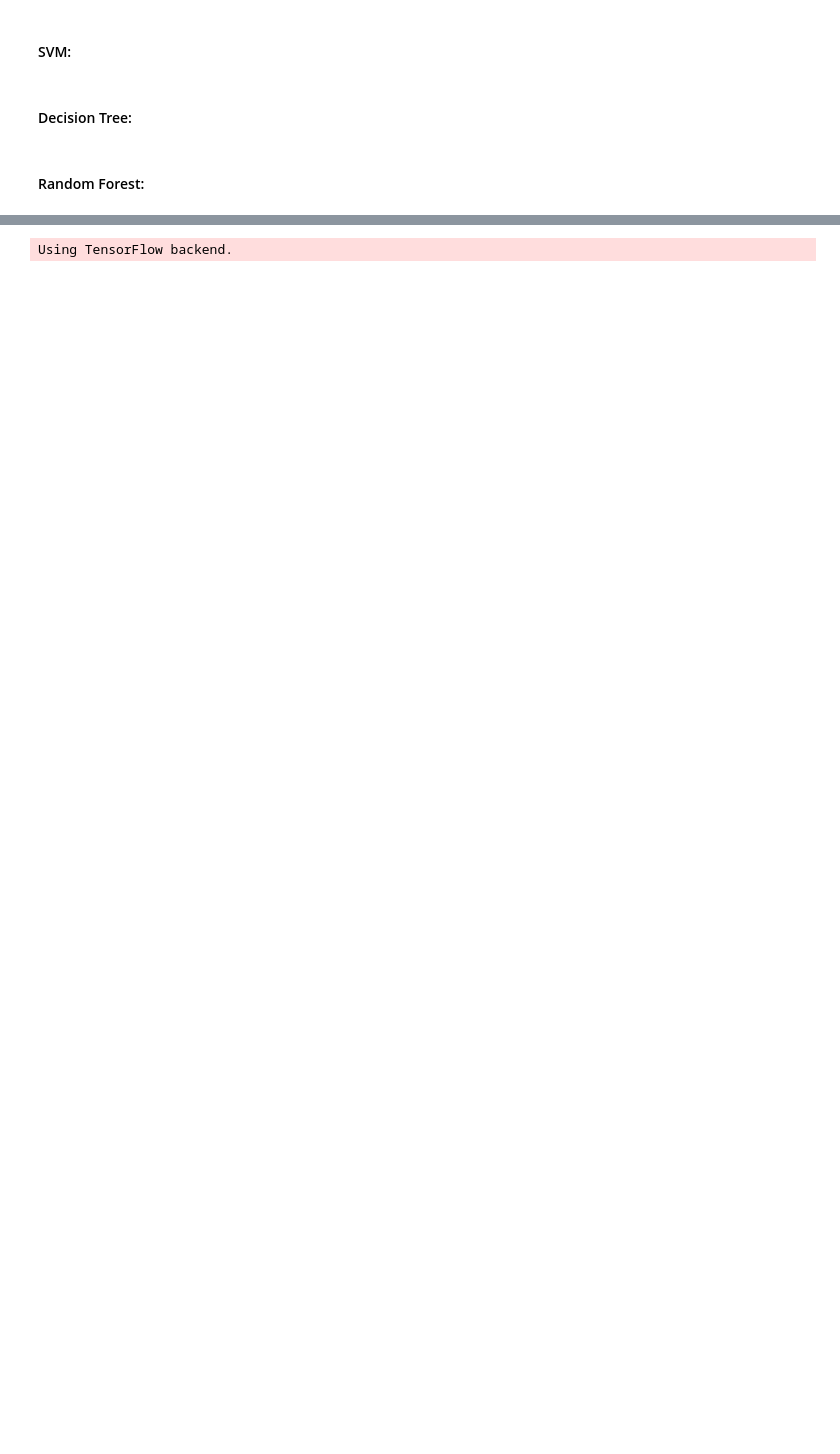
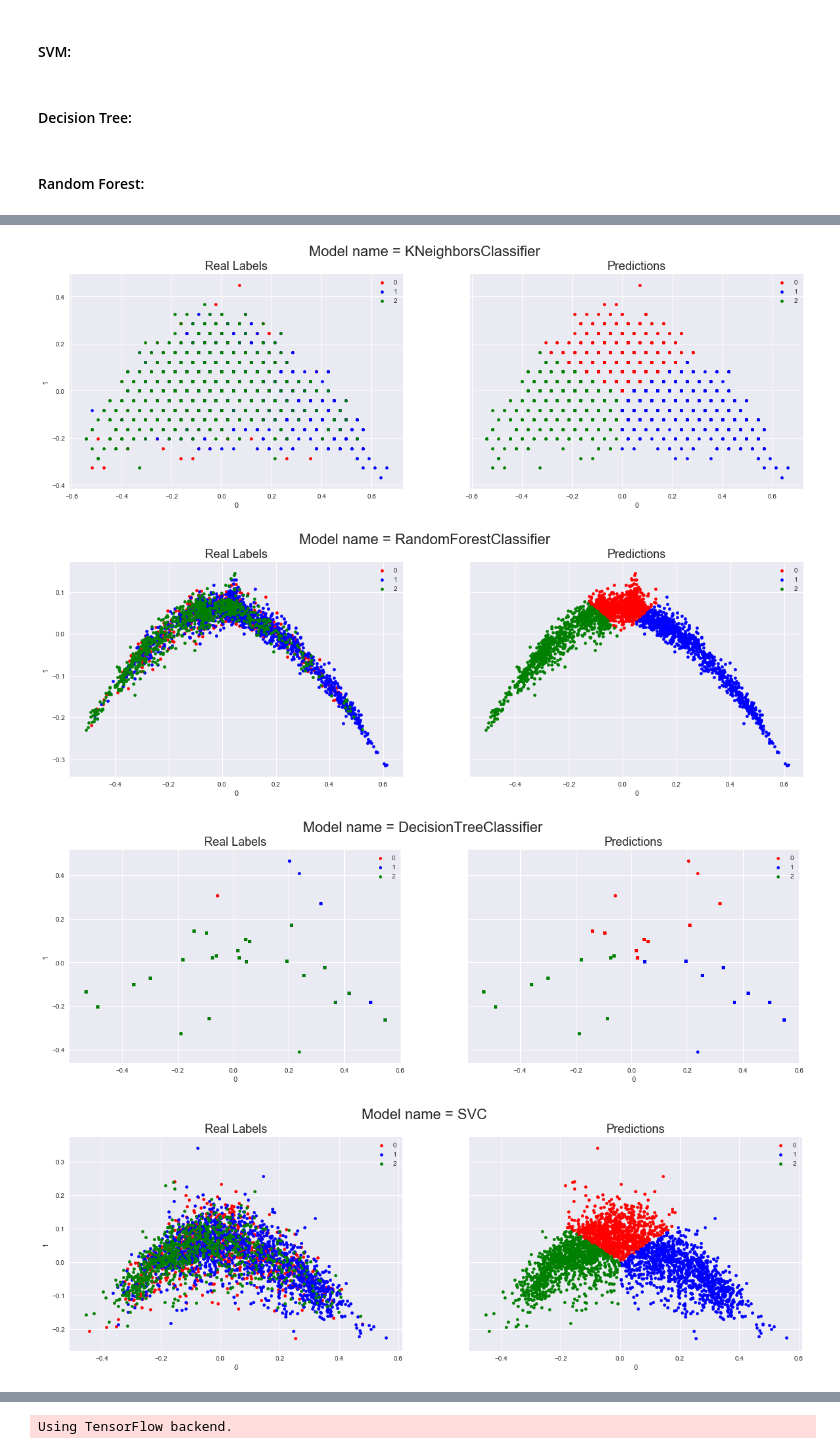
Before and after one commit to asafavinoam/applied_data_science_project, a Jupyter notebook: learning_and_testing.ipynb, the cells around one changed output, grey strips where cells are left out. Cells and saved outputs as stored; diff of their text form; code cells hidden in the pictures; blank space fills up the shorter version.

```diff
--- a/learning_and_testing.ipynb
+++ b/learning_and_testing.ipynb
@@ -563,0 +579,10 @@ avg / total       0.52      0.49      0.50      3113
+# %%
+for model in all_models:
+    classifier_name = str(model).split("(")[0]
+    soft_dec = model.predict_proba(X_test_def)
+    plot_soft_decision_plan(classifier_name,soft_dec,y_test_original[labels_list])
+# %% [output]
+[figure, added]
+[figure, added]
+[figure, added]
+[figure, added]
```
Also changed, not shown: parts of 95 cells of this notebook, 2 other files.
